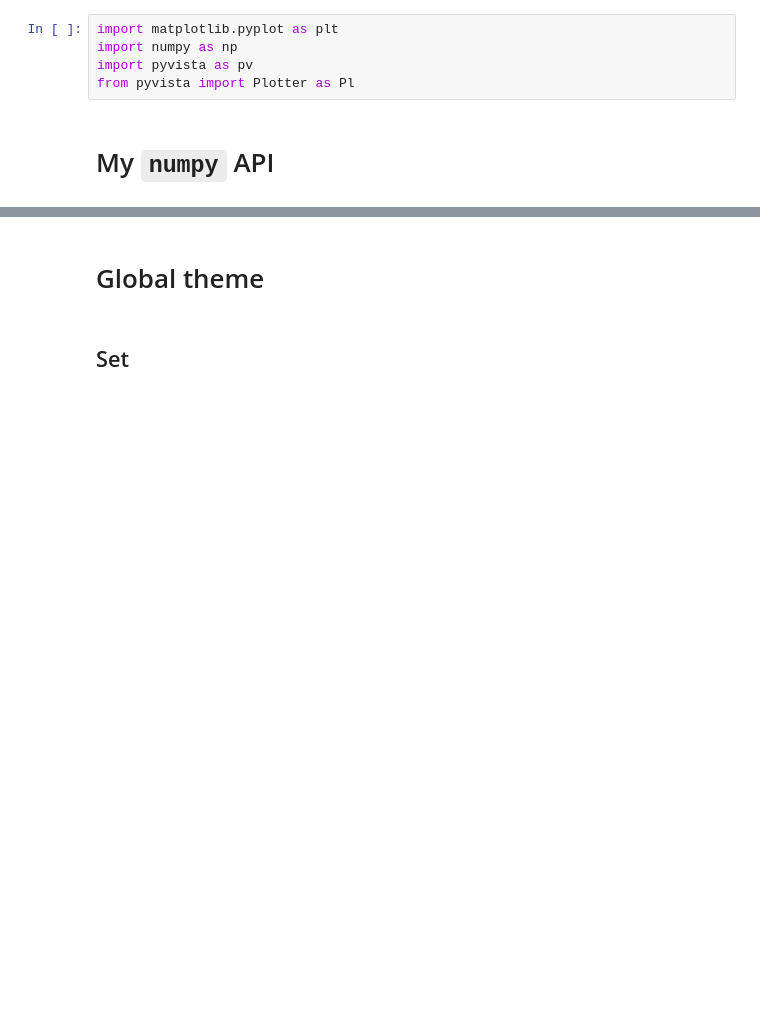
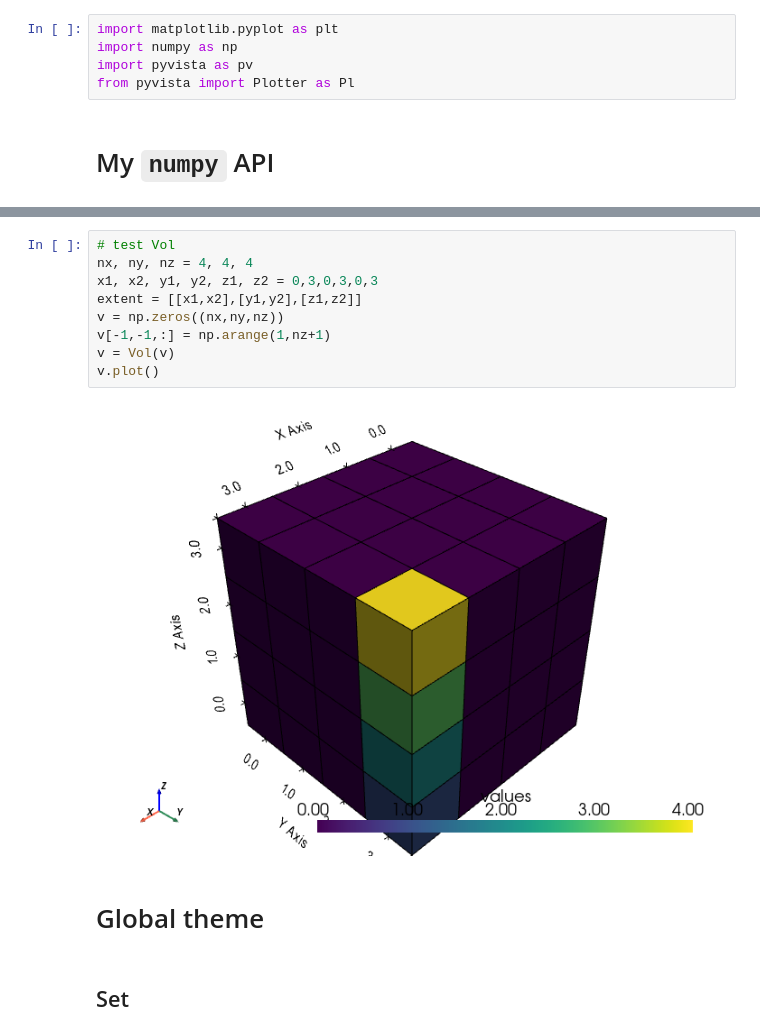
Before and after one commit to kmch/pyvista-examples, a Jupyter notebook: notebooks/myown/basics.ipynb, the cells around one changed output, grey strips where cells are left out. Cells and saved outputs as stored; diff of their text form; blank space fills up the shorter version.

```diff
--- a/notebooks/myown/basics.ipynb
+++ b/notebooks/myown/basics.ipynb
@@ -45,3 +102,14 @@ def np2ug(arr, extent=None, cell_data=True, order='F'):
+# %%
+# test Vol
+nx, ny, nz = 4, 4, 4
+x1, x2, y1, y2, z1, z2 = 0,3,0,3,0,3
+extent = [[x1,x2],[y1,y2],[z1,z2]]
+v = np.zeros((nx,ny,nz))
+v[-1,-1,:] = np.arange(1,nz+1)
+v = Vol(v)
+v.plot()
+# %% [output]
+[figure, added]
 # %% [markdown]
 # Global theme
 # %% [markdown]
```
Also changed, not shown: parts of 13 cells of this notebook.
